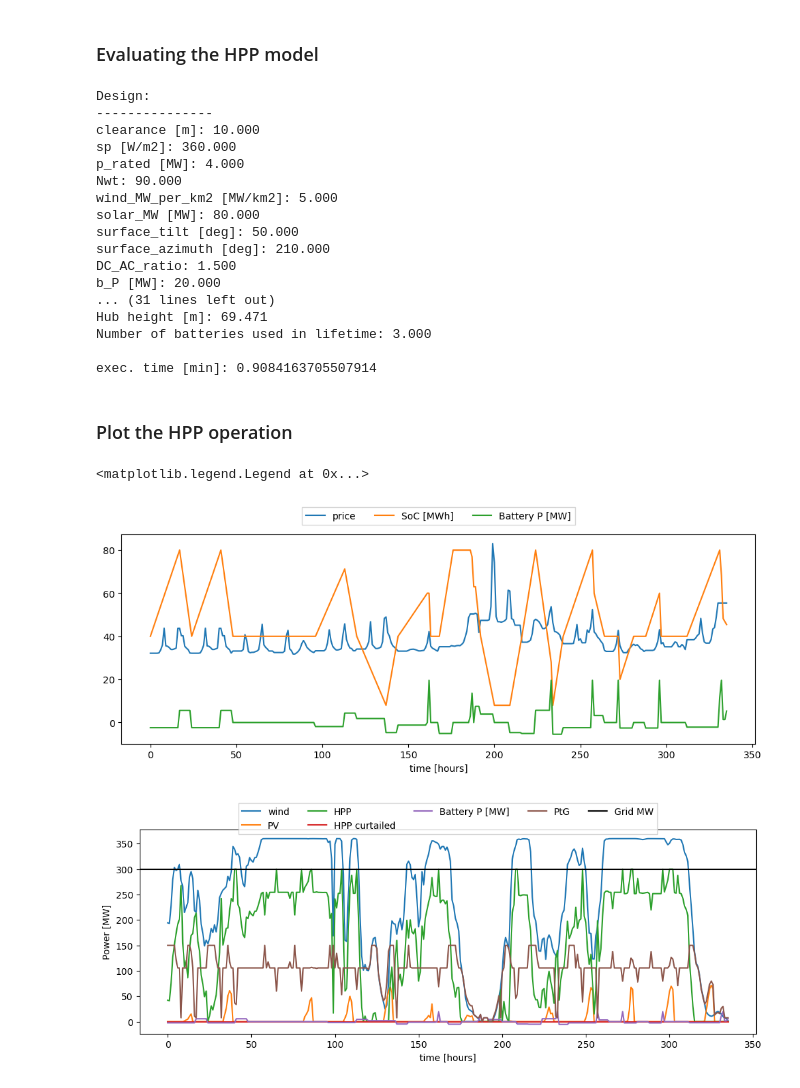
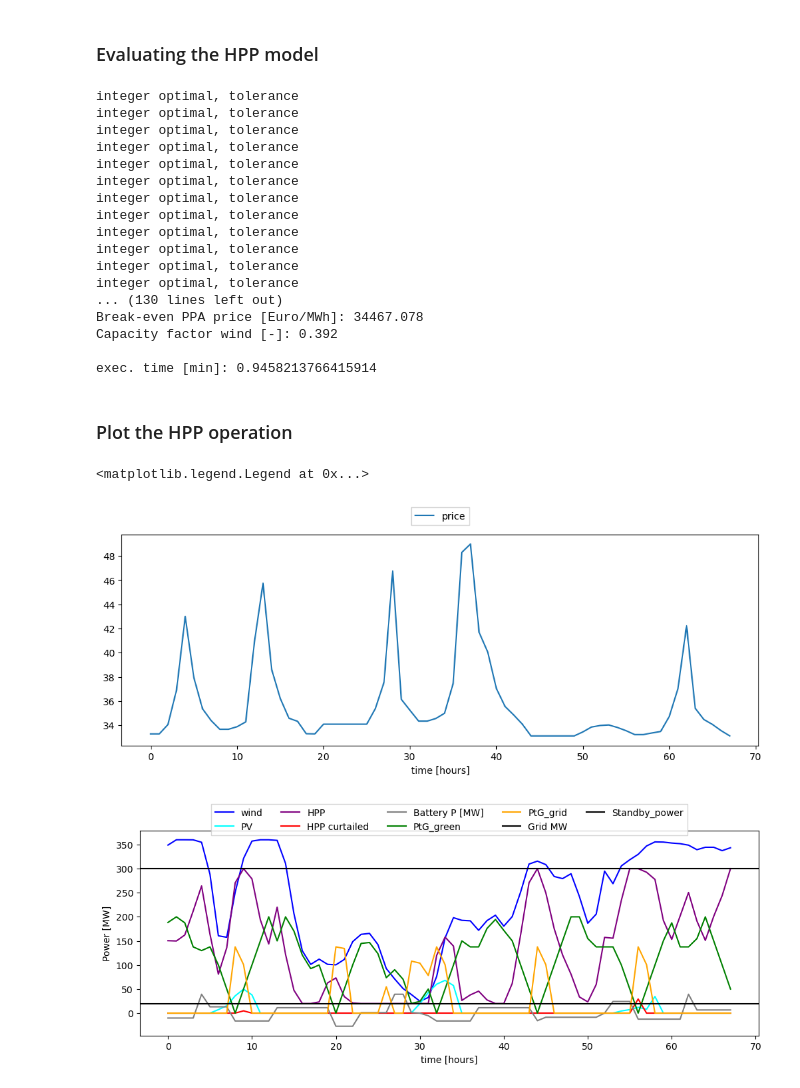
Before and after one commit to MartenDeVries96/hydesign, a Jupyter notebook: docs/notebooks/HPP_evaluation_P2X.ipynb, the cells around one changed output. Drawn from its saved outputs; the diff is of its cells as text; code cells hidden in the pictures.

Commit message:
P2X with grey H2 production

```diff
--- a/docs/notebooks/HPP_evaluation_P2X.ipynb
+++ b/docs/notebooks/HPP_evaluation_P2X.ipynb
@@ -199,10 +201,10 @@ solar_MW = 80
 surface_tilt = 50
 surface_azimuth = 210
 DC_AC_ratio = 1.5
-b_P = 20
+b_P = 40
 b_E_h  = 4
 cost_of_batt_degr = 10
-ptg_MW = 150
+ptg_MW = 200
 HSS_kg = 3000
 
 x = [clearance, sp, p_rated, Nwt, wind_MW_per_km2, solar_MW, \
@@ -215,63 +217,67 @@ hpp.print_design(x, outs)
 end = time.time()
 print(f'exec. time [min]:', (end - start)/60 )
 # %% [output]
-Design:
----------------
-clearance [m]: 10.000
-sp [W/m2]: 360.000
-p_rated [MW]: 4.000
-Nwt: 90.000
-wind_MW_per_km2 [MW/km2]: 5.000
-solar_MW [MW]: 80.000
-surface_tilt [deg]: 50.000
-surface_azimuth [deg]: 210.000
-DC_AC_ratio: 1.500
-b_P [MW]: 20.000
-... (31 lines left out)
-Hub height [m]: 69.471
-Number of batteries used in lifetime: 3.000
+integer optimal, tolerance
+integer optimal, tolerance
+integer optimal, tolerance
+integer optimal, tolerance
+integer optimal, tolerance
+integer optimal, tolerance
+integer optimal, tolerance
+integer optimal, tolerance
+integer optimal, tolerance
+integer optimal, tolerance
+integer optimal, tolerance
+integer optimal, tolerance
+... (130 lines left out)
+Break-even PPA price [Euro/MWh]: 34467.078
+Capacity factor wind [-]: 0.392
 
-exec. time [min]: 0.9084163705507914
+exec. time [min]: 0.9458213766415914
 # %% [markdown]
 ##
 ### Plot the HPP operation
 # %%
 b_E_SOC_t = hpp.prob.get_val('ems_P2X.b_E_SOC_t')
 b_t = hpp.prob.get_val('ems_P2X.b_t')
 price_t = hpp.prob.get_val('ems_P2X.price_t')
 
 wind_t = hpp.prob.get_val('ems_P2X.wind_t')
 solar_t = hpp.prob.get_val('ems_P2X.solar_t')
 hpp_t = hpp.prob.get_val('ems_P2X.hpp_t')
 hpp_curt_t = hpp.prob.get_val('ems_P2X.hpp_curt_t')
 P_ptg_t = hpp.prob.get_val('ems_P2X.P_ptg_t')
+P_ptg_grid_t = hpp.prob.get_val('ems_P2X.P_ptg_grid_t')
 grid_MW = hpp.prob.get_val('ems_P2X.G_MW')
 
-n_days_plot = 14
+n_days_plot = 7
+start_hour=100
 plt.figure(figsize=[12,4])
-plt.plot(price_t[:24*n_days_plot], label='price')
-plt.plot(b_E_SOC_t[:24*n_days_plot], label='SoC [MWh]')
-plt.plot(b_t[:24*n_days_plot], label='Battery P [MW]')
+plt.plot(price_t[start_hour:24*n_days_plot], label='price')
+# plt.plot(b_E_SOC_t[start_hour:24*n_days_plot], label='SoC [MWh]')
+# plt.plot(b_t[start_hour:24*n_days_plot], label='Battery P [MW]')
 plt.xlabel('time [hours]')
 plt.legend(loc='upper center', bbox_to_anchor=(0.5, 1.15),
            ncol=3, fancybox=0, shadow=0)
 
 plt.figure(figsize=[12,4])
-plt.plot(wind_t[:24*n_days_plot], label='wind')
-plt.plot(solar_t[:24*n_days_plot], label='PV')
-plt.plot(hpp_t[:24*n_days_plot], label='HPP')
-plt.plot(hpp_curt_t[:24*n_days_plot], label='HPP curtailed')
-plt.plot(b_t[:24*n_days_plot], label='Battery P [MW]')
-plt.plot(P_ptg_t[:24*n_days_plot], label='PtG')
-plt.axhline(grid_MW, label='Grid MW', color='k')
+plt.plot(wind_t[start_hour:24*n_days_plot], label='wind', color='blue')
+plt.plot(solar_t[start_hour:24*n_days_plot], label='PV', color='cyan')
+plt.plot(hpp_t[start_hour:24*n_days_plot], label='HPP', color='purple')
+plt.plot(hpp_curt_t[start_hour:24*n_days_plot], label='HPP curtailed', color='red')
+plt.plot(b_t[start_hour:24*n_days_plot], label='Battery P [MW]', color='grey')
+plt.plot(P_ptg_t[start_hour:24*n_days_plot], label='PtG_green', color='green')
+plt.plot(P_ptg_grid_t[start_hour:24*n_days_plot], label='PtG_grid', color='orange')
+plt.axhline(grid_MW, label='Grid MW', color='black')
+plt.axhline(0.10*ptg_MW, label='Standby_power', color='black')
 plt.xlabel('time [hours]')
 plt.ylabel('Power [MW]')
 plt.legend(loc='upper center', bbox_to_anchor=(0.5, 1.15),
            ncol=5, fancybox=0, shadow=0)
 # %% [output]
 <matplotlib.legend.Legend at 0x...>
-[figure, old version]
+[figure, new version]
-[figure, old version]
+[figure, new version]
 # %%
 m_H2_t = hpp.prob.get_val('ems_P2X.m_H2_t')
 m_H2_demand_t = hpp.prob.get_val('ems_P2X.m_H2_demand_t_ext')
```
Also changed, not shown: parts of 6 cells of this notebook, 7 other files.
